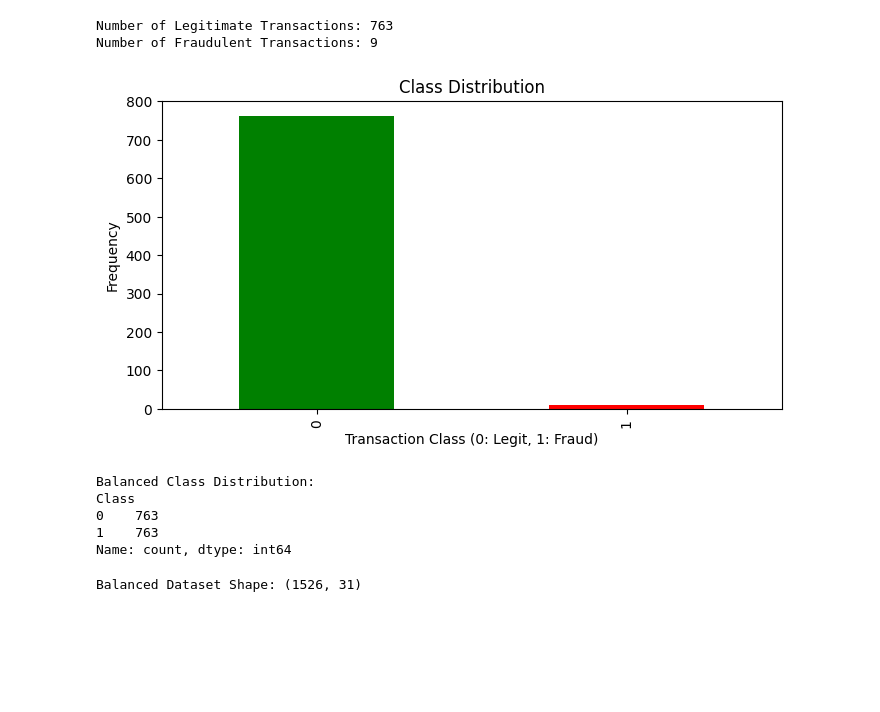
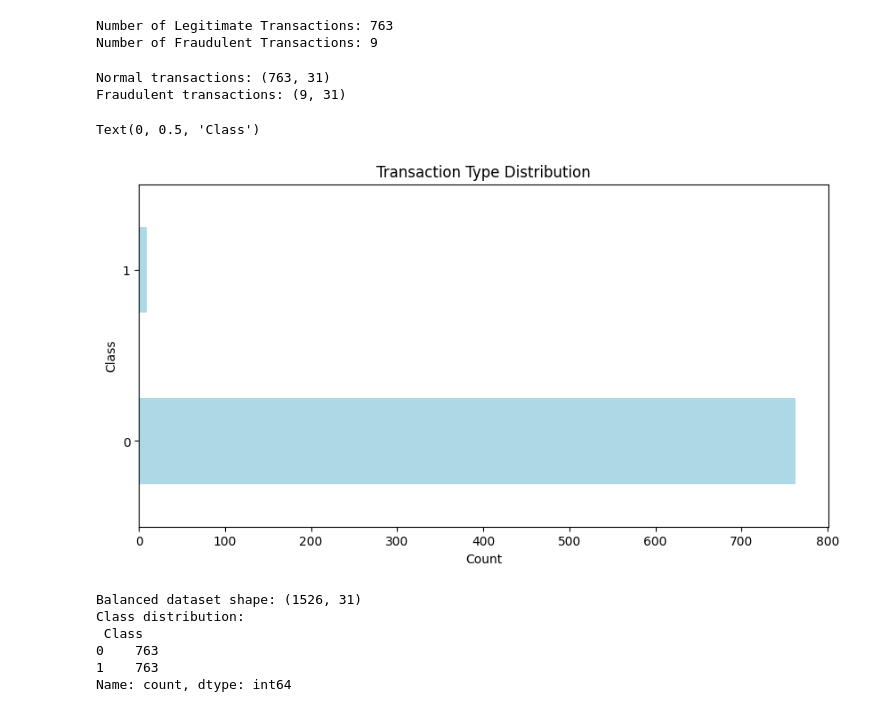
Before and after one commit to adrija26sg/predictive-sampling, a Jupyter notebook: Sampling.ipynb, the cells around one changed output. Drawn from its saved outputs; the diff is of its cells as text; code cells hidden in the pictures; blank space fills up the shorter version.

```diff
--- a/Sampling.ipynb
+++ b/Sampling.ipynb
@@ -5,6 +5,7 @@ import matplotlib.pyplot as plt
 # %%
-data = pd.read_csv('C:\\Users\\adrij\\OneDrive\\Desktop\\SAMPLING\\Creditcard_data.csv')
-data.head(10)
+transaction_data = pd.read_csv('C:\\Users\\adrij\\OneDrive\\Desktop\\SAMPLING\\Creditcard_data.csv')
+
+transaction_data.head(10)
 # %% [output]
 |  | Time | V1 | V2 | V3 | V4 | V5 | V6 | V7 | V8 | V9 | ... | ... |
 | 0 | 0 | -1.359807 | -0.072781 | 2.536347 | 1.378155 | -0.338321 | 0.462388 | 0.239599 | 0.098698 | 0.363787 | ... | ... |
@@ -79,0 +57,4 @@ dtype: int64
+# %%
+fraud_distribution = transaction_data["Class"].value_counts()
+print("Transaction Types:")
+print(fraud_distribution)# Analyzes the distribution of fraud vs. non-fraud transactions.
@@ -86,28 +95,20 @@ print("Number of Fraudulent Transactions:", fraudulent_transactions.shape[0])
 # %% [output]
 Number of Legitimate Transactions: 763
 Number of Fraudulent Transactions: 9
-# %%
-plt.figure(figsize=(8, 4))
-class_counts.plot(kind='bar', color=['green', 'red'], title="Class Distribution")
-plt.xlabel("Transaction Class (0: Legit, 1: Fraud)")
-plt.ylabel("Frequency")
-plt.show()
-# %% [output]
-[figure, removed]
-# %%
-from imblearn.over_sampling import SMOTE
-
-X = data.drop('Class', axis=1)
-y = data['Class']
-
-smote = SMOTE(random_state=42)
-X_balanced, y_balanced = smote.fit_resample(X, y)
-
-print("\nBalanced Class Distribution:")
-print(pd.Series(y_balanced).value_counts())
-# %% [output]
-Balanced Class Distribution:
-Class
-0    763
-1    763
-Name: count, dtype: int64
+# %%
+normal_trans = transaction_data[transaction_data['Class'] == 0]
+fraud_trans = transaction_data[transaction_data['Class'] == 1]
+print('Normal transactions:', normal_trans.shape)
+print('Fraudulent transactions:', fraud_trans.shape)# Separates the dataset into normal and fraudulent transactions.
+# %% [output]
+Normal transactions: (763, 31)
+Fraudulent transactions: (9, 31)
+# %%
+plt.figure(figsize=(10, 5))
+fraud_distribution.plot(kind='barh', color='lightblue',
+                       title="Transaction Type Distribution")
+plt.xlabel("Count")
+plt.ylabel("Class") #Visualizes the distribution of transaction types.
+# %% [output]
+Text(0, 0.5, 'Class')
+[figure, added]
@@ -114,6 +124,15 @@ Name: count, dtype: int64
 # %%
-balanced_data = pd.concat([pd.DataFrame(X_balanced), pd.DataFrame(y_balanced, columns=['Class'])], axis=1)
+processed_data = pd.concat([
+    pd.DataFrame(features_balanced),
+    pd.DataFrame(target_balanced, columns=['Class'])
+], axis=1)
 
-print("\nBalanced Dataset Shape:", balanced_data.shape)
+print("Balanced dataset shape:", processed_data.shape)
+print("Class distribution:\n", processed_data['Class'].value_counts())
 # %% [output]
-Balanced Dataset Shape: (1526, 31)
+Balanced dataset shape: (1526, 31)
+Class distribution:
+ Class
+0    763
+1    763
+Name: count, dtype: int64
```
Also changed, not shown: parts of 21 cells of this notebook, 2 other files.
